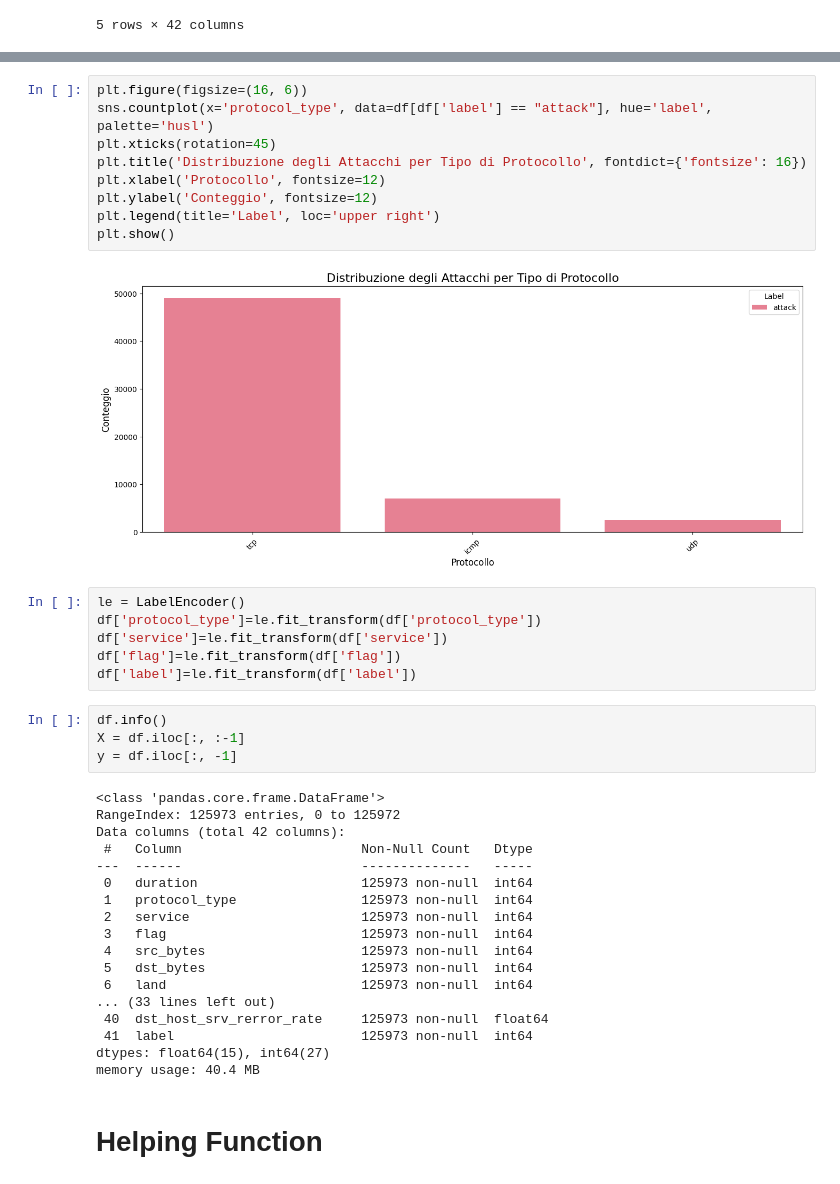
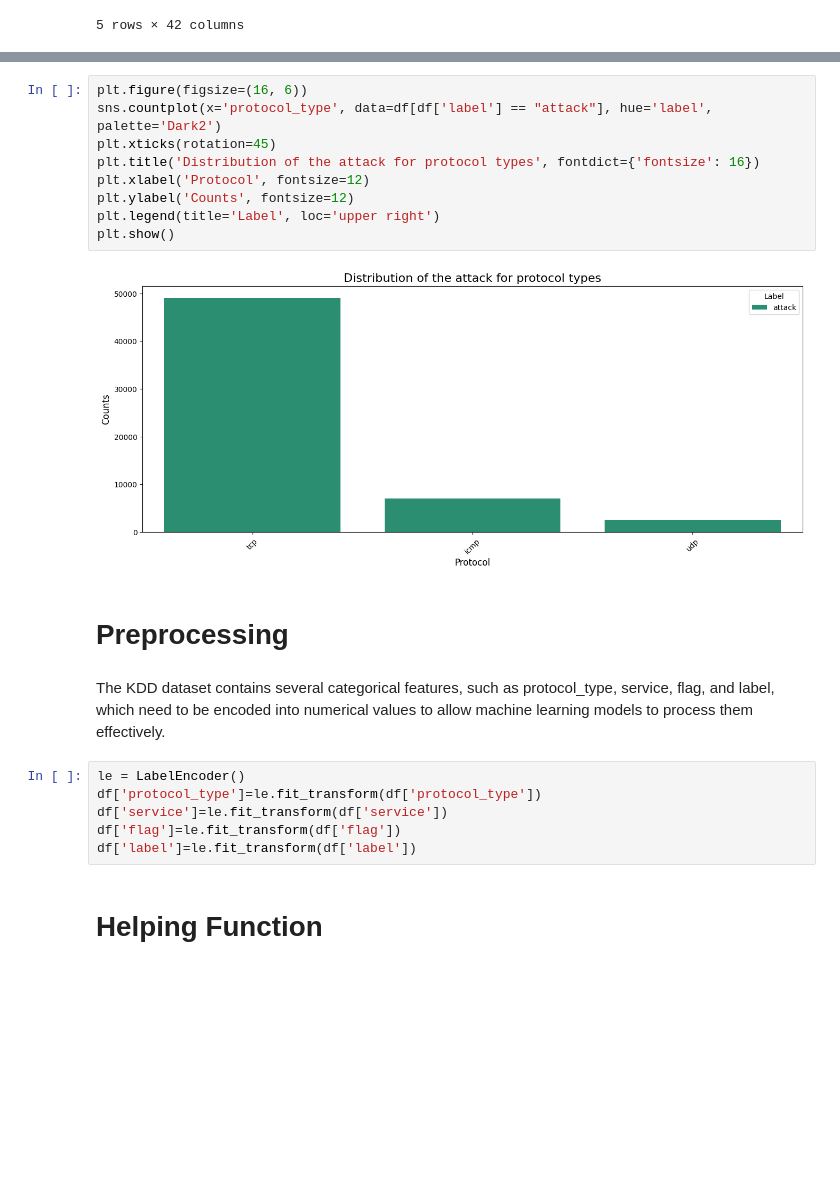
Before and after one commit to MartorelliLuca/IntrusionDetectionML, a Jupyter notebook: IntrusionDetectionProject.ipynb, the cells around one changed output, grey strips where cells are left out. Drawn from its saved outputs; the diff is of its cells as text; blank space fills up the shorter version.

```diff
--- a/IntrusionDetectionProject.ipynb
+++ b/IntrusionDetectionProject.ipynb
@@ -100,42 +94,24 @@ plt.show()
 # %%
 plt.figure(figsize=(16, 6))
-sns.countplot(x='protocol_type', data=df[df['label'] == "attack"], hue='label', palette='husl')
+sns.countplot(x='protocol_type', data=df[df['label'] == "attack"], hue='label', palette='Dark2')
 plt.xticks(rotation=45)
-plt.title('Distribuzione degli Attacchi per Tipo di Protocollo', fontdict={'fontsize': 16})
-plt.xlabel('Protocollo', fontsize=12)
-plt.ylabel('Conteggio', fontsize=12)
+plt.title('Distribution of the attack for protocol types', fontdict={'fontsize': 16})
+plt.xlabel('Protocol', fontsize=12)
+plt.ylabel('Counts', fontsize=12)
 plt.legend(title='Label', loc='upper right')
 plt.show()
 # %% [output]
-[figure, old version]
+[figure, new version]
+# %% [markdown]
+# Preprocessing
+# %% [markdown]
+The KDD dataset contains several categorical features, such as protocol_type, service, flag, and label, which need to be encoded into numerical values to allow machine learning models to process them effectively.
 # %%
 le = LabelEncoder()
 df['protocol_type']=le.fit_transform(df['protocol_type'])
 df['service']=le.fit_transform(df['service'])
 df['flag']=le.fit_transform(df['flag'])
 df['label']=le.fit_transform(df['label'])
-# %%
-df.info()
-X = df.iloc[:, :-1]
-y = df.iloc[:, -1]
-# %% [output]
-<class 'pandas.core.frame.DataFrame'>
-RangeIndex: 125973 entries, 0 to 125972
-Data columns (total 42 columns):
- #   Column                       Non-Null Count   Dtype
----  ------                       --------------   -----
- 0   duration                     125973 non-null  int64
- 1   protocol_type                125973 non-null  int64
- 2   service                      125973 non-null  int64
- 3   flag                         125973 non-null  int64
- 4   src_bytes                    125973 non-null  int64
- 5   dst_bytes                    125973 non-null  int64
- 6   land                         125973 non-null  int64
-... (33 lines left out)
- 40  dst_host_srv_rerror_rate     125973 non-null  float64
- 41  label                        125973 non-null  int64
-dtypes: float64(15), int64(27)
-memory usage: 40.4 MB
 # %% [markdown]
 # Helping Function
 # %%
```
Also changed, not shown: parts of 18 cells of this notebook.
